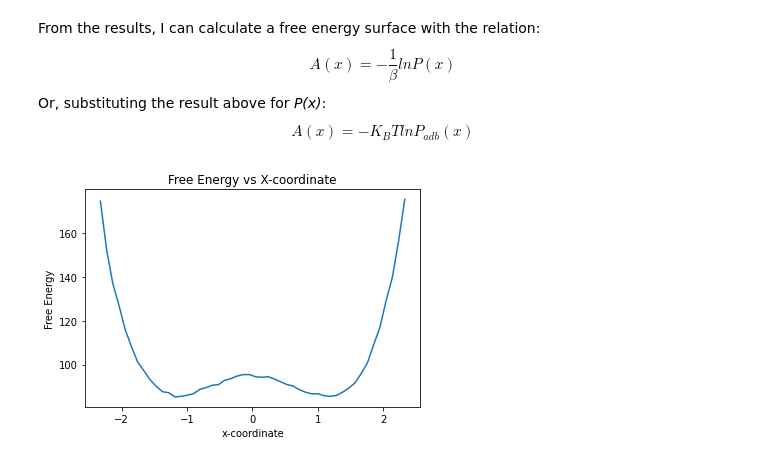
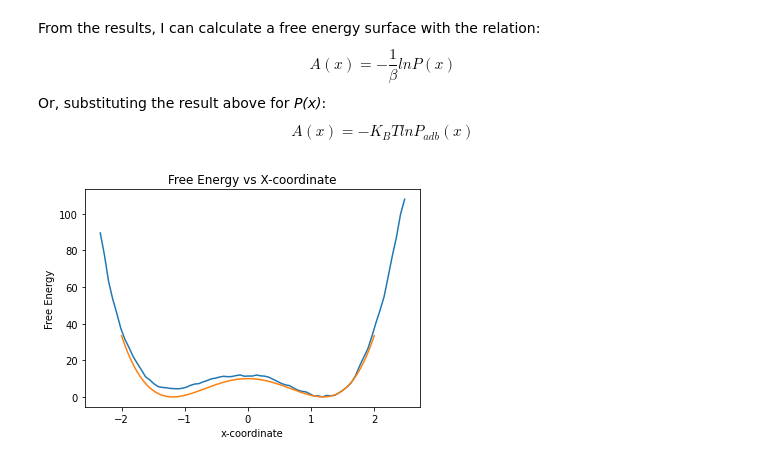
Before and after one commit to thomasegg3/enhanced_sampling_practice, a Jupyter notebook: toy_problem.ipynb, the cells around one changed output. Saved outputs shown, nothing was run; the diff lists cells and outputs as text; code cells hidden in the pictures.

```diff
--- a/toy_problem.ipynb
+++ b/toy_problem.ipynb
@@ -38,7 +38,7 @@ from scipy.optimize import curve_fit
 d = 5
 a = 1
 omega = 1
-lam = 2.5
+lam = 2.878
 
 # Function for the potential energy of the system
 def potential_energy(x, y, m_x, m_y):
@@ -260,8 +260,8 @@ def run_simulation(n_steps, m_x, m_y, kt_x, kt_y):
 Below is code for testing the simulation written above and analyzing resulting data. Relevant figures like x position over time can be generated and used to visualize the movement of the particle and the free energy of the system.
 # %%
 # Run simulation as test
-n_steps = 200000000
-x, p_square, velo, steps = run_simulation(n_steps, 200, 1, 50, 1)
+n_steps = 150000000
+x, p_square, velo, steps = run_simulation(n_steps, 300, 1, 15, 1)
 # %%
 # Plot momentum squared over time
 plt.xlabel('Steps')
@@ -325,16 +327,11 @@ $$
 $$
 I will attempt to use the adiabatic marginal I generated above to replicate the true marginal. I will then try and ascertain the free energy surface of the system. First, I will use the x values I have sampled to create a histogram of how the values are spread across the x degree of freedom.
 # %%
-
-# Subsample a fraction of the data
-subsampling_fraction = 0.01  # Example: Subsample 1% of the data
-subsampled_data = np.random.choice(x1, size=int(len(x1) * subsampling_fraction), replace=False)
-
 # Calculate histogram for subsampled data
-hist, bins = np.histogram(subsampled_data, bins=75)
+hist, bins = np.histogram(x, bins=75)
 bin_width = bins[1] - bins[0]
-hist = hist / len(subsampled_data) * bin_width
+hist = hist / len(x) * bin_width
 
 # Plot histogram
-plt.hist(subsampled_data, bins=bins, density=True)
+plt.hist(x, bins=bins, density=True)
 plt.show()
@@ -350,20 +370,24 @@ $$
 # %%
 x_coords = (bins[:-1] + bins[1:]) / 2   # Bin centers
 y_coords = []   # Free energy
 
 # Transform histogram to FES
 for bar in hist:
 
     # Apply transformation
     transformed_bar = - 15 * np.log(bar)
     y_coords.append(transformed_bar)
 
+# Minimum to 0
+y_coords = y_coords - min(y_coords)
+fes = fes - min(fes)
+
 # Plot result
 plt.plot(x_coords, y_coords)
 plt.plot(x, fes)
 plt.xlabel('x-coordinate')
 plt.ylabel('Free Energy')
 plt.title('Free Energy vs X-coordinate')
 plt.show()
 # %% [output]
-[figure, old version]
+[figure, new version]
```
Also changed, not shown: parts of 6 cells of this notebook.
